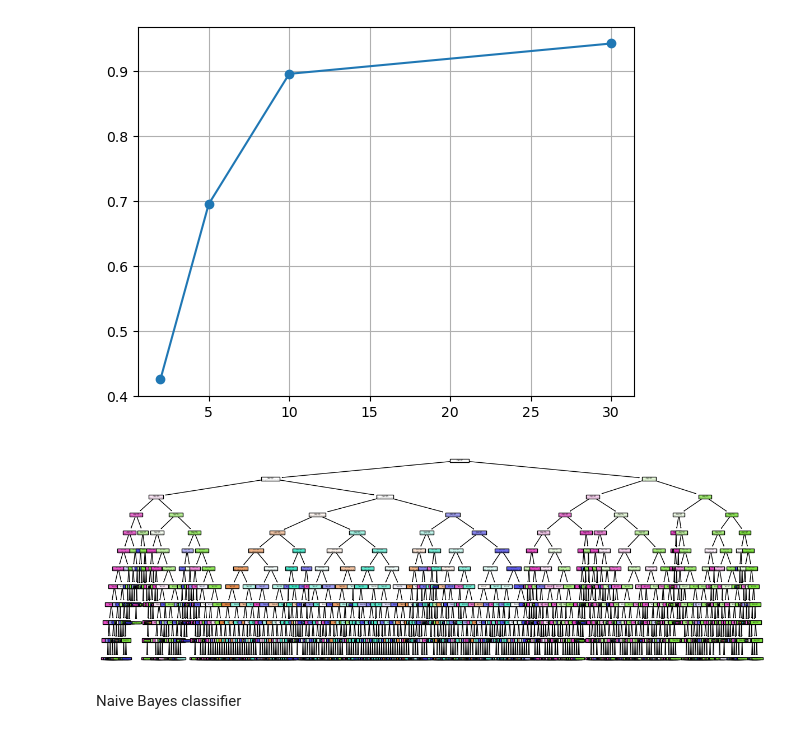
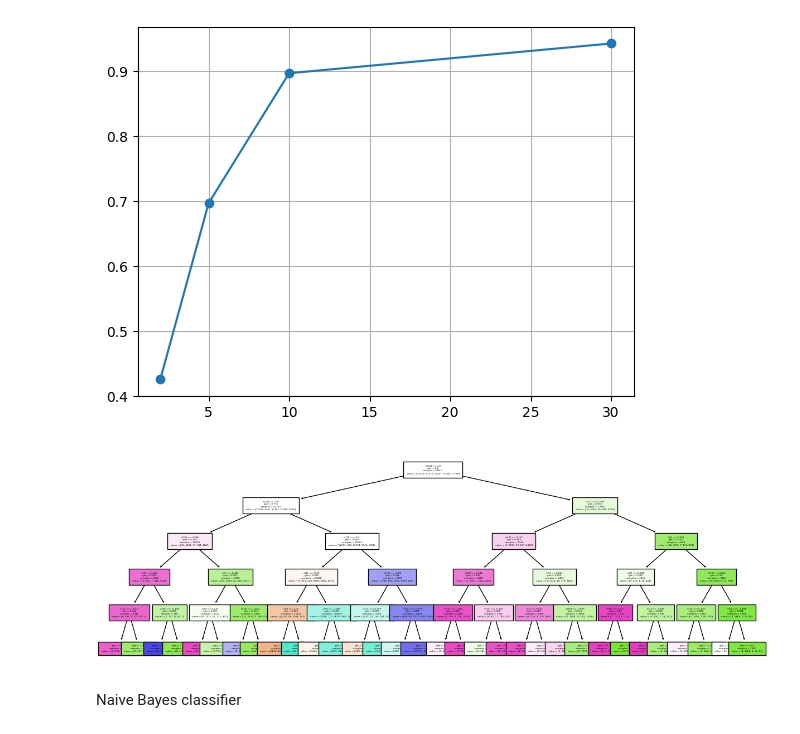
Before and after one commit to rubentorres-developer/ML-SecondHomeAssignment, a Jupyter notebook: Assignment2.ipynb, the cells around one changed output. Saved outputs shown, nothing was run; the diff lists cells and outputs as text; code cells hidden in the pictures.

```diff
--- a/Assignment2.ipynb
+++ b/Assignment2.ipynb
@@ -217,7 +218,7 @@ plt.show()
 # %% [output]
 [figure]
 # %%
-scaler = MinMaxScaler()
+scaler = PowerTransformer()
 scaler.fit(X_train)
 Xt_train = scaler.transform(X_train)
 Xt_test  = scaler.transform(X_test)
@@ -235,18 +236,19 @@ imp2 = SimpleImputer(missing_values=np.nan, strategy='median')
 imp2.fit(Xt_train)
 Xt_train2 = imp2.transform(Xt_train)
 Xt_test2  = imp2.transform(Xt_test)
-
-imp3 = KNNImputer(n_neighbors=5, weights="uniform").fit(Xt_train)
+"""
+imp3 = KNNImputer(n_neighbors=5, weights="uniform")
+imp3.fit(Xt_train)
 Xt_train3 = imp3.transform(Xt_train)
 Xt_test3 = imp3.transform(Xt_test)
-
-lrmdl1 = LogisticRegression(random_state=0, max_iter=999999).fit(Xt_train1, y_train)
-lrmdl2 = LogisticRegression(random_state=0, max_iter=999999).fit(Xt_train2, y_train)
-lrmdl3 = LogisticRegression(random_state=0, max_iter=999999).fit(Xt_train3, y_train)
+"""
+lrmdl1 = DecisionTreeClassifier(max_depth=5).fit(Xt_train1, y_train)
+lrmdl2 = DecisionTreeClassifier(max_depth=5).fit(Xt_train2, y_train)
+#lrmdl3 = LogisticRegression(random_state=0, max_iter=999999).fit(Xt_train3, y_train)
 
 sk_preds1=lrmdl1.predict(Xt_test1)
 sk_preds2=lrmdl2.predict(Xt_test2)
-sk_preds3=lrmdl3.predict(Xt_test3)
+#sk_preds3=lrmdl3.predict(Xt_test3)
 
 imputers = ["Univariate mean", "Univariate median", "KNN"]
 accuracies = [accuracy_score(y_test, sk_preds1), accuracy_score(y_test, sk_preds2), accuracy_score(y_test, sk_preds3)]
@@ -309,14 +311,14 @@ plt.show()
 # %% [output]
 [figure]
 # %%
-dt = DecisionTreeClassifier(max_depth=11) #parametros no construtor
+dt = DecisionTreeClassifier(max_depth=5) #parametros no construtor
 dt = dt.fit(Xt_train , y_train)
 
 plt.figure(figsize=(15, 5))
-r=plot_tree(dt, filled=True)#, feature_names= df.columns)
+r=plot_tree(dt, filled=True, fontsize=3)#, feature_names= df.columns)
 plt.show()
 # %% [output]
-[figure, old version]
+[figure, new version]
 # %%
 dt_preds= dt.predict(Xt_test)
 # %% [markdown]
```
Also changed, not shown: parts of 8 cells of this notebook.
